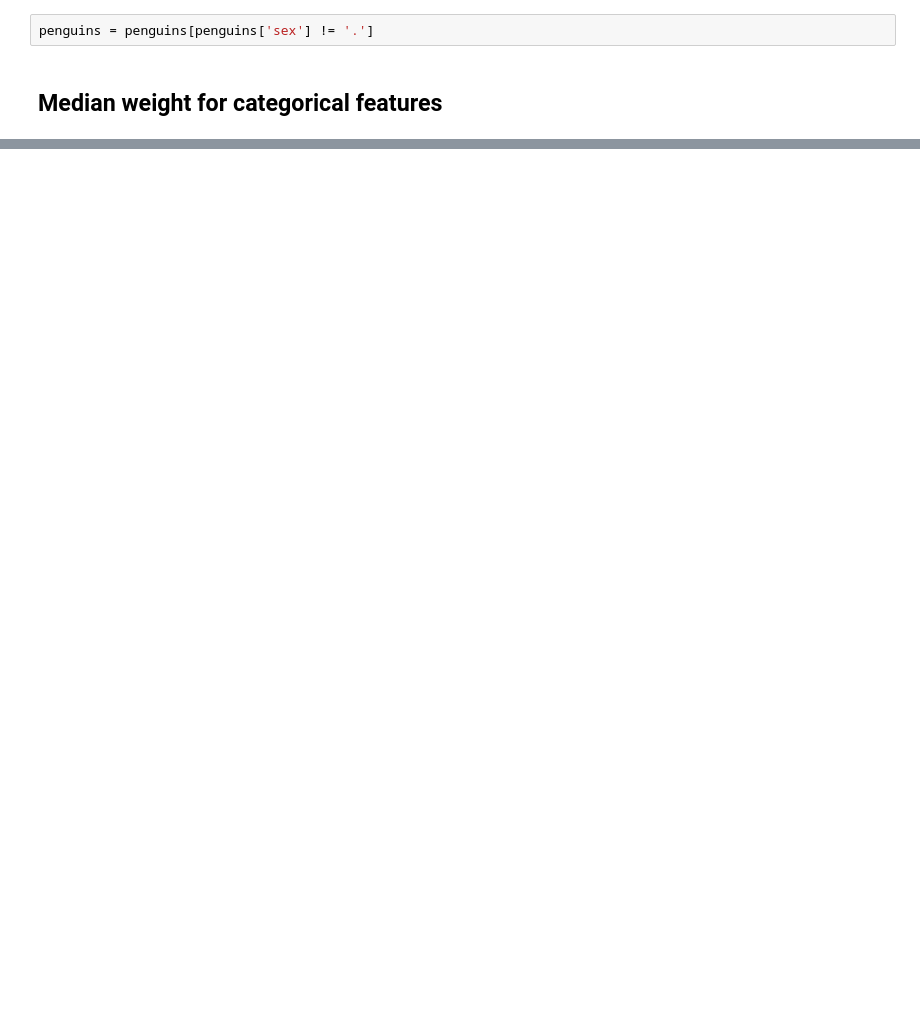
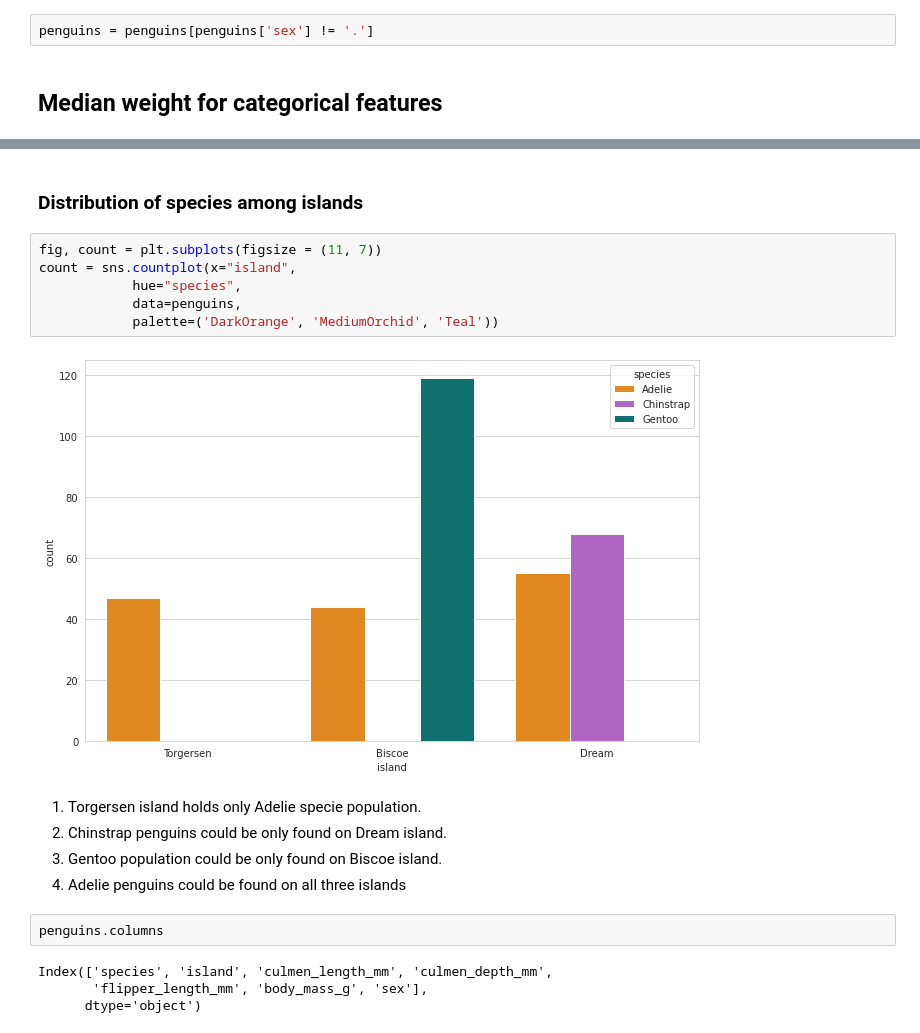
Before and after one commit to mxaxrxkx/ds_penguins_project, a Jupyter notebook: penguins_eda.ipynb, the cells around one changed output, grey strips where cells are left out. Drawn from its saved outputs; the diff is of its cells as text; blank space fills up the shorter version.

```diff
--- a/penguins_eda.ipynb
+++ b/penguins_eda.ipynb
@@ -221,0 +258,21 @@ MALE         4300.0
+# %% [markdown]
+### Distribution of species among islands
+# %%
+fig, count = plt.subplots(figsize = (11, 7))
+count = sns.countplot(x="island",
+            hue="species",
+            data=penguins,
+            palette=('DarkOrange', 'MediumOrchid', 'Teal'))
+# %% [output]
+[figure, added]
+# %% [markdown]
+1. Torgersen island holds only Adelie specie population.
+2. Chinstrap penguins could be only found on Dream island.
+3. Gentoo population could be only found on Biscoe island.
+4. Adelie penguins could be found on all three islands
+# %%
+penguins.columns
+# %% [output]
+Index(['species', 'island', 'culmen_length_mm', 'culmen_depth_mm',
+       'flipper_length_mm', 'body_mass_g', 'sex'],
+      dtype='object')
```
Also changed, not shown: parts of 20 cells of this notebook, 1 other file.
